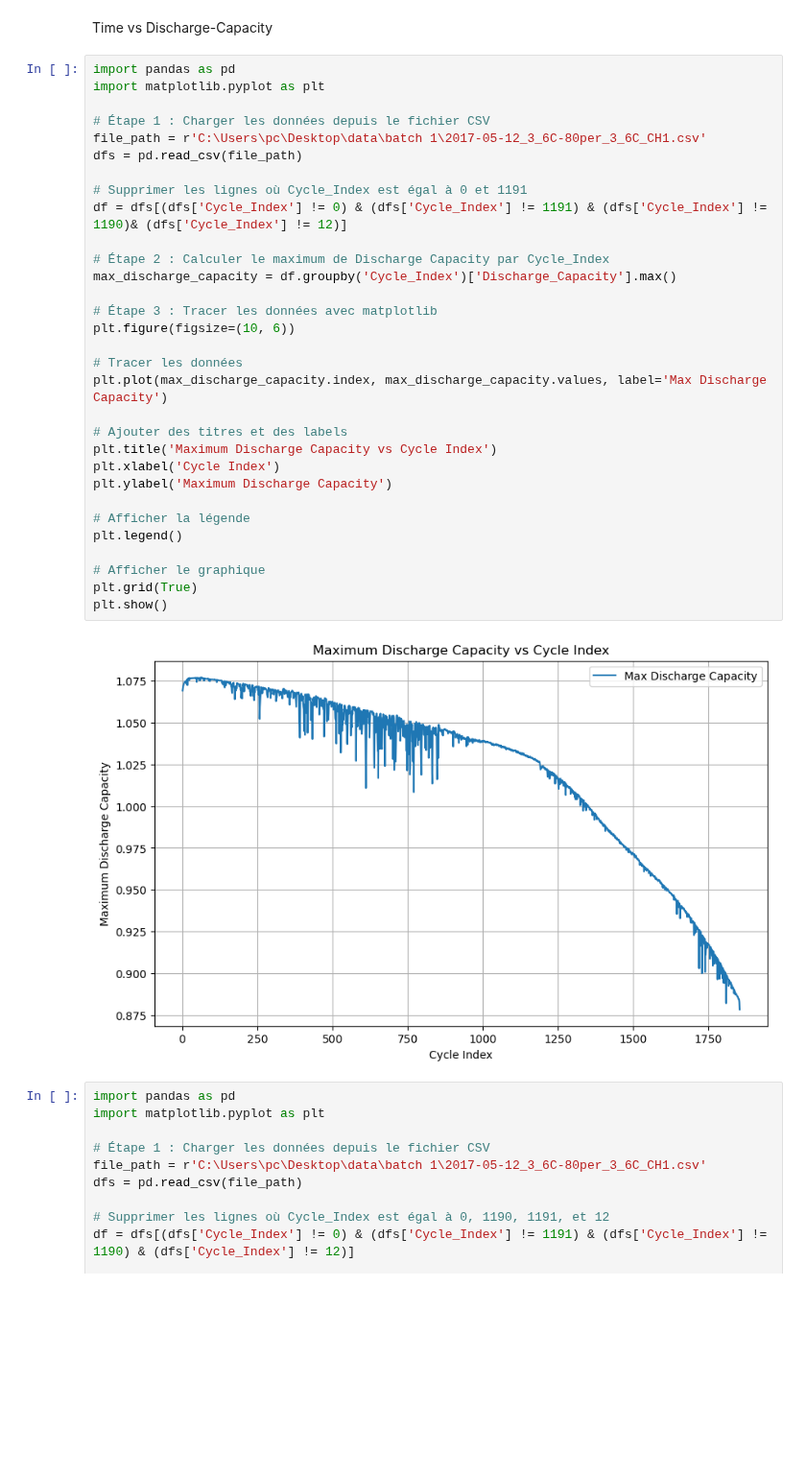
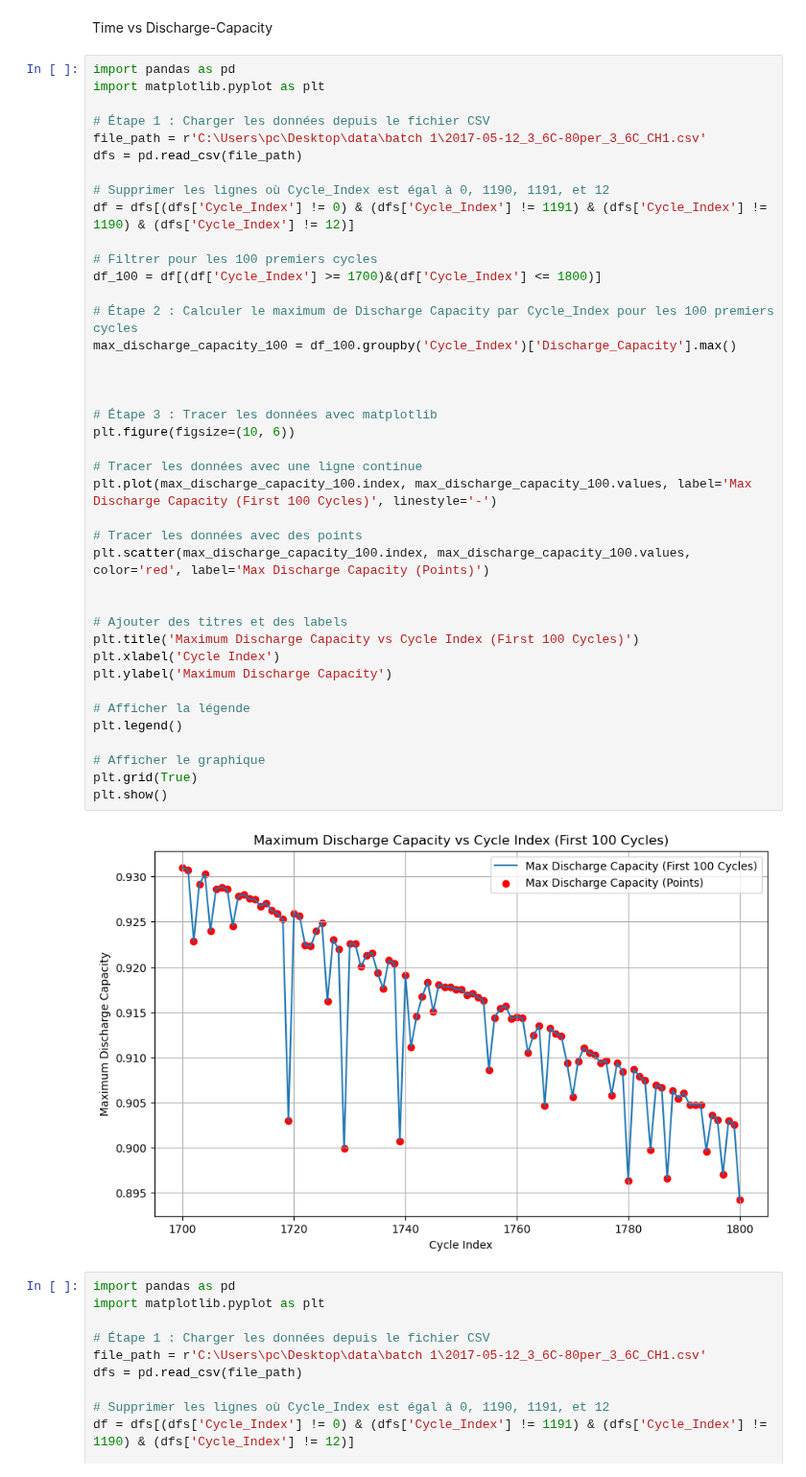
Before and after one commit to SalimMabed/PHM-Batteries, a Jupyter notebook: plot_data.ipynb, the cells around one changed output. Shown at 96% size. Saved outputs shown, nothing was run; the diff lists cells and outputs as text; blank space fills up the shorter version.

```diff
--- a/plot_data.ipynb
+++ b/plot_data.ipynb
@@ -40,36 +40,45 @@ Time vs Discharge-Capacity
 # %%
 import pandas as pd
 import matplotlib.pyplot as plt
 
 # Étape 1 : Charger les données depuis le fichier CSV
 file_path = r'C:\Users\pc\Desktop\data\batch 1\2017-05-12_3_6C-80per_3_6C_CH1.csv'
 dfs = pd.read_csv(file_path)
 
-# Supprimer les lignes où Cycle_Index est égal à 0 et 1191
-df = dfs[(dfs['Cycle_Index'] != 0) & (dfs['Cycle_Index'] != 1191) & (dfs['Cycle_Index'] != 1190)& (dfs['Cycle_Index'] != 12)]
+# Supprimer les lignes où Cycle_Index est égal à 0, 1190, 1191, et 12
+df = dfs[(dfs['Cycle_Index'] != 0) & (dfs['Cycle_Index'] != 1191) & (dfs['Cycle_Index'] != 1190) & (dfs['Cycle_Index'] != 12)]
 
-# Étape 2 : Calculer le maximum de Discharge Capacity par Cycle_Index
-max_discharge_capacity = df.groupby('Cycle_Index')['Discharge_Capacity'].max()
+# Filtrer pour les 100 premiers cycles
+df_100 = df[(df['Cycle_Index'] >= 1700)&(df['Cycle_Index'] <= 1800)]
+
+# Étape 2 : Calculer le maximum de Discharge Capacity par Cycle_Index pour les 100 premiers cycles
+max_discharge_capacity_100 = df_100.groupby('Cycle_Index')['Discharge_Capacity'].max()
+
+
 
 # Étape 3 : Tracer les données avec matplotlib
 plt.figure(figsize=(10, 6))
 
-# Tracer les données
-plt.plot(max_discharge_capacity.index, max_discharge_capacity.values, label='Max Discharge Capacity')
+# Tracer les données avec une ligne continue
+plt.plot(max_discharge_capacity_100.index, max_discharge_capacity_100.values, label='Max Discharge Capacity (First 100 Cycles)', linestyle='-')
+
+# Tracer les données avec des points
+plt.scatter(max_discharge_capacity_100.index, max_discharge_capacity_100.values, color='red', label='Max Discharge Capacity (Points)')
+
 
 # Ajouter des titres et des labels
-plt.title('Maximum Discharge Capacity vs Cycle Index')
+plt.title('Maximum Discharge Capacity vs Cycle Index (First 100 Cycles)')
 plt.xlabel('Cycle Index')
 plt.ylabel('Maximum Discharge Capacity')
 
 # Afficher la légende
 plt.legend()
 
 # Afficher le graphique
 plt.grid(True)
 plt.show()
 # %% [output]
-[figure, old version]
+[figure, new version]
 # %%
 import pandas as pd
 import matplotlib.pyplot as plt
```
Also changed, not shown: parts of 1 cell of this notebook.
